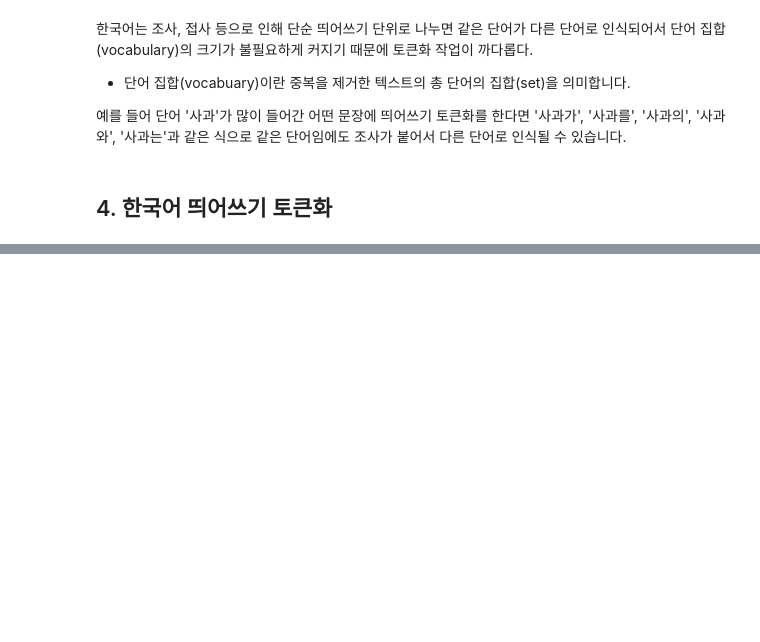
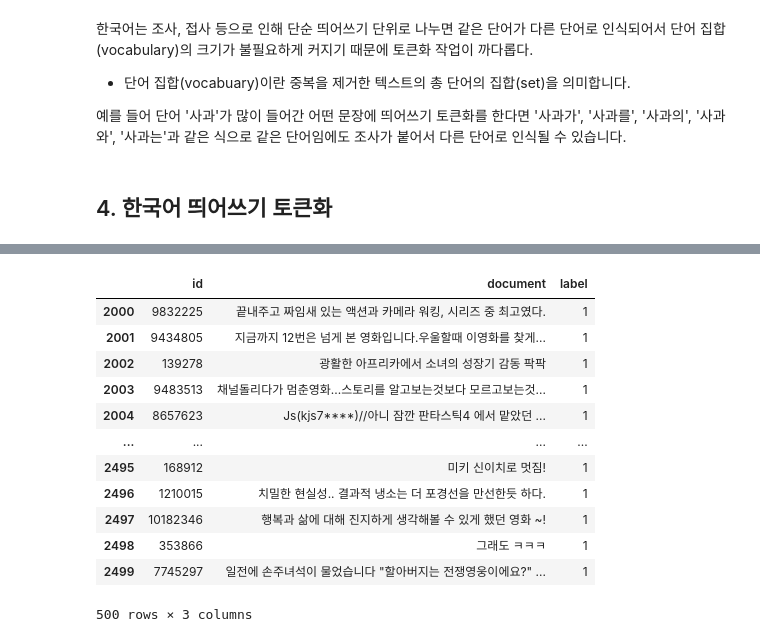
Before and after one commit to DUMCHPPACH/MIN, a Jupyter notebook: chch/pytorch로 시작하는 딥러닝 입문/7_자연어 처리의 전처리/1_자연어 처리 전처리 이해하기.ipynb, the cells around one changed output, grey strips where cells are left out. Drawn from its saved outputs; the diff is of its cells as text; code cells hidden in the pictures; blank space fills up the shorter version.

```diff
--- a/chch/pytorch로 시작하는 딥러닝 입문/7_자연어 처리의 전처리/1_자연어 처리 전처리 이해하기.ipynb
+++ b/chch/pytorch로 시작하는 딥러닝 입문/7_자연어 처리의 전처리/1_자연어 처리 전처리 이해하기.ipynb
@@ -81,0 +153,17 @@ print(kor_text.split())
+# %%
+sample_data = data[2000:2500] # 임의로 100개만 저장
+sample_data
+# %% [output]
+|  | id | document | label |
+| 2000 | 9832225 | 끝내주고 짜임새 있는 액션과 카메라 워킹, 시리즈 중 최고였다. | 1 |
+| 2001 | 9434805 | 지금까지 12번은 넘게 본 영화입니다.우울할때 이영화를 찾게... | 1 |
+| 2002 | 139278 | 광활한 아프리카에서 소녀의 성장기 감동 팍팍 | 1 |
+| 2003 | 9483513 | 채널돌리다가 멈춘영화...스토리를 알고보는것보다 모르고보는것... | 1 |
+| 2004 | 8657623 | Js(kjs7****)//아니 잠깐 판타스틱4 에서 맡았던 ... | 1 |
+| ... | ... | ... | ... |
+| 2495 | 168912 | 미키 신이치로 멋짐! | 1 |
+| 2496 | 1210015 | 치밀한 현실성.. 결과적 냉소는 더 포경선을 만선한듯 하다. | 1 |
+| 2497 | 10182346 | 행복과 삶에 대해 진지하게 생각해볼 수 있게 했던 영화 ~! | 1 |
+| 2498 | 353866 | 그래도 ㅋㅋㅋ | 1 |
+| 2499 | 7745297 | 일전에 손주녀석이 물었습니다 "할아버지는 전쟁영웅이에요?" ... | 1 |
+500 rows × 3 columns
```
Also changed, not shown: parts of 19 cells of this notebook.
